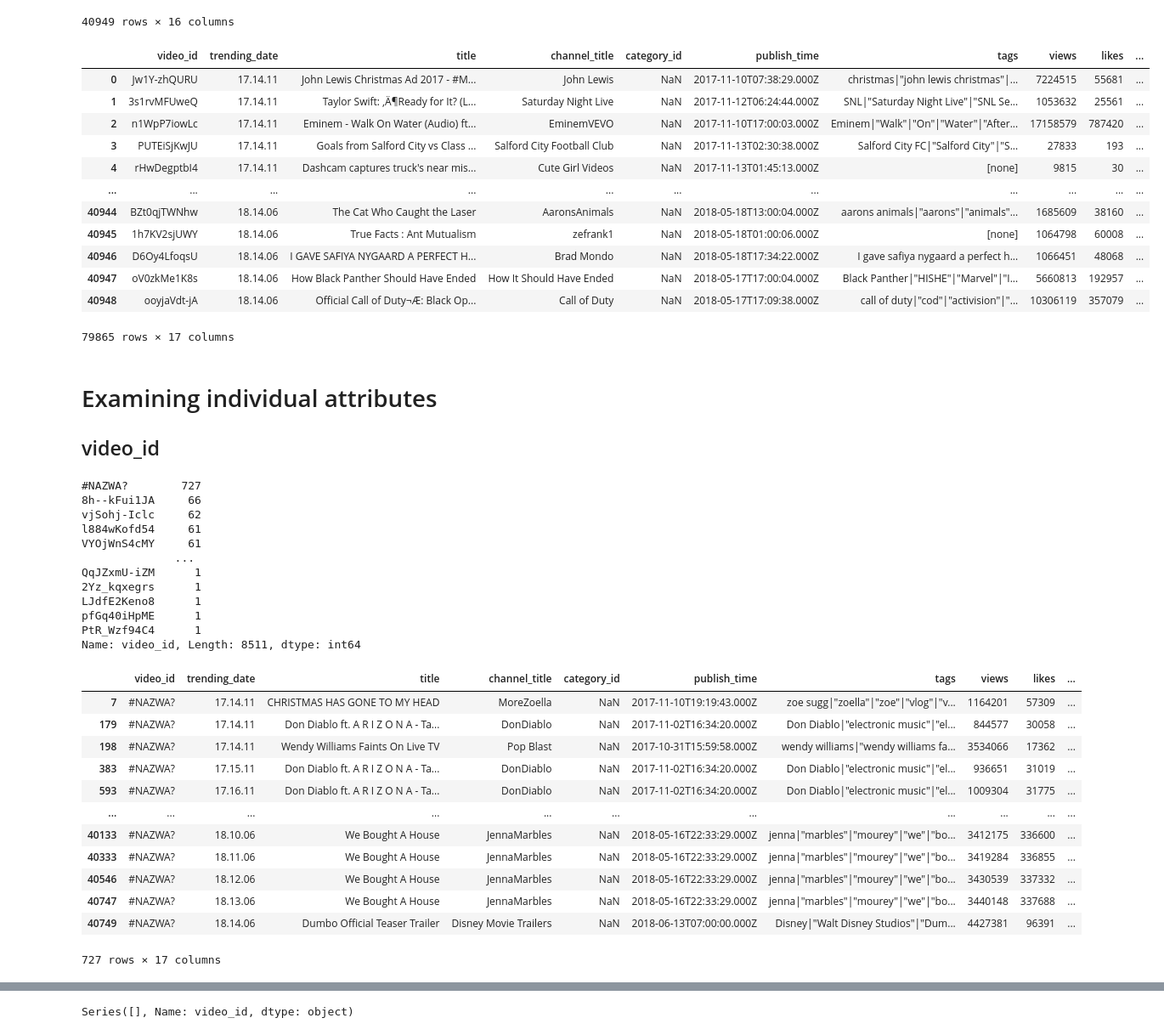
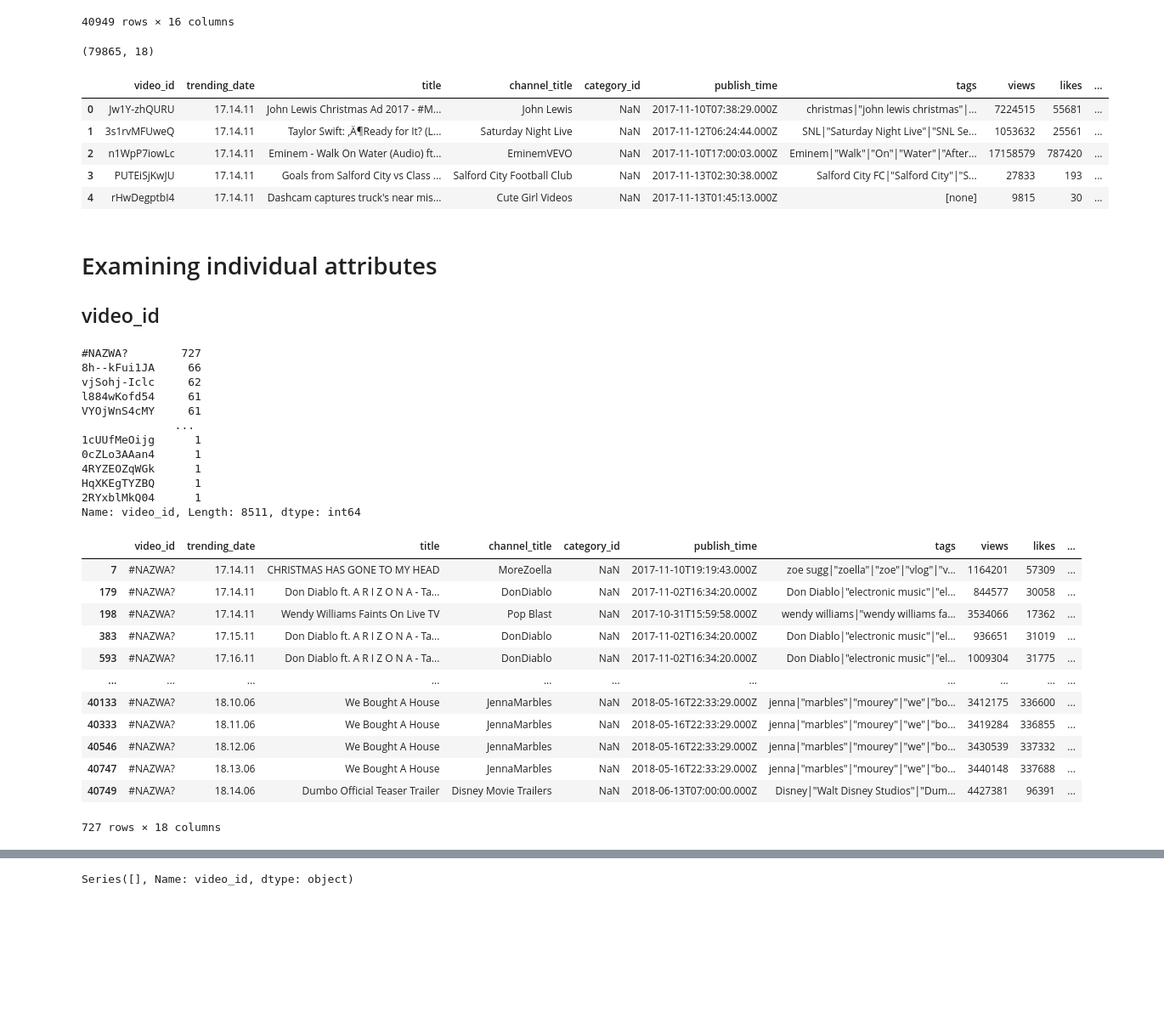
Before and after one commit to hejmsdz/youtube-trending-prediction, a Jupyter notebook: notebooks/00_exploratory_analysis.ipynb, the cells around one changed output, grey strips where cells are left out. Shown at 85% size. Cells and saved outputs as stored; diff of their text form; code cells hidden in the pictures; blank space fills up the shorter version.

```diff
--- a/notebooks/00_exploratory_analysis.ipynb
+++ b/notebooks/00_exploratory_analysis.ipynb
@@ -47,26 +47,29 @@ us_vids
 # %%
 # let's merge these dataframes
 
-gb_vids['country'] = 'GB'
-us_vids['country'] = 'US'
+gb_vids['is_GB'] = True
+gb_vids['is_US'] = False
+
+us_vids['is_GB'] = False
+us_vids['is_US'] = True
+
 vids = pd.concat([gb_vids, us_vids])
-del gb_vids
-del us_vids
-vids
+#del gb_vids
+#del us_vids
+print(vids.shape)
+
+vids.head()
+# dups = vids.duplicated(vids.columns[:-2])
+# print(dups.shape)
+# dups.head()
 # %% [output]
+(79865, 18)
 |  | video_id | trending_date | title | channel_title | category_id | publish_time | tags | views | likes | ... |
 | 0 | Jw1Y-zhQURU | 17.14.11 | John Lewis Christmas Ad 2017 - #M... | John Lewis | NaN | 2017-11-10T07:38:29.000Z | christmas|"john lewis christmas"|... | 7224515 | 55681 | ... |
 | 1 | 3s1rvMFUweQ | 17.14.11 | Taylor Swift: ‚Ä¶Ready for It? (L... | Saturday Night Live | NaN | 2017-11-12T06:24:44.000Z | SNL|"Saturday Night Live"|"SNL Se... | 1053632 | 25561 | ... |
 | 2 | n1WpP7iowLc | 17.14.11 | Eminem - Walk On Water (Audio) ft... | EminemVEVO | NaN | 2017-11-10T17:00:03.000Z | Eminem|"Walk"|"On"|"Water"|"After... | 17158579 | 787420 | ... |
 | 3 | PUTEiSjKwJU | 17.14.11 | Goals from Salford City vs Class ... | Salford City Football Club | NaN | 2017-11-13T02:30:38.000Z | Salford City FC|"Salford City"|"S... | 27833 | 193 | ... |
 | 4 | rHwDegptbI4 | 17.14.11 | Dashcam captures truck's near mis... | Cute Girl Videos | NaN | 2017-11-13T01:45:13.000Z | [none] | 9815 | 30 | ... |
-| ... | ... | ... | ... | ... | ... | ... | ... | ... | ... | ... |
-| 40944 | BZt0qjTWNhw | 18.14.06 | The Cat Who Caught the Laser | AaronsAnimals | NaN | 2018-05-18T13:00:04.000Z | aarons animals|"aarons"|"animals"... | 1685609 | 38160 | ... |
-| 40945 | 1h7KV2sjUWY | 18.14.06 | True Facts : Ant Mutualism | zefrank1 | NaN | 2018-05-18T01:00:06.000Z | [none] | 1064798 | 60008 | ... |
-| 40946 | D6Oy4LfoqsU | 18.14.06 | I GAVE SAFIYA NYGAARD A PERFECT H... | Brad Mondo | NaN | 2018-05-18T17:34:22.000Z | I gave safiya nygaard a perfect h... | 1066451 | 48068 | ... |
-| 40947 | oV0zkMe1K8s | 18.14.06 | How Black Panther Should Have Ended | How It Should Have Ended | NaN | 2018-05-17T17:00:04.000Z | Black Panther|"HISHE"|"Marvel"|"I... | 5660813 | 192957 | ... |
-| 40948 | ooyjaVdt-jA | 18.14.06 | Official Call of Duty¬Æ: Black Op... | Call of Duty | NaN | 2018-05-17T17:09:38.000Z | call of duty|"cod"|"activision"|"... | 10306119 | 357079 | ... |
-79865 rows × 17 columns
 # %% [markdown]
 # Examining individual attributes
 
@@ -83,11 +86,11 @@ vjSohj-Iclc     62
 l884wKofd54     61
 VYOjWnS4cMY     61
               ...
-QqJZxmU-iZM      1
-2Yz_kqxegrs      1
-LJdfE2Keno8      1
-pfGq40iHpME      1
-PtR_Wzf94C4      1
+1cUUfMeOijg      1
+0cZLo3AAan4      1
+4RYZEOZqWGk      1
+HqXKEgTYZBQ      1
+2RYxblMkQ04      1
 Name: video_id, Length: 8511, dtype: int64
 # %%
 # #NAZWA? something is missing and that's a lot of rows!
@@ -106,7 +109,7 @@ vids[missing_ids]
 | 40546 | #NAZWA? | 18.12.06 | We Bought A House | JennaMarbles | NaN | 2018-05-16T22:33:29.000Z | jenna|"marbles"|"mourey"|"we"|"bo... | 3430539 | 337332 | ... |
 | 40747 | #NAZWA? | 18.13.06 | We Bought A House | JennaMarbles | NaN | 2018-05-16T22:33:29.000Z | jenna|"marbles"|"mourey"|"we"|"bo... | 3440148 | 337688 | ... |
 | 40749 | #NAZWA? | 18.14.06 | Dumbo Official Teaser Trailer | Disney Movie Trailers | NaN | 2018-06-13T07:00:00.000Z | Disney|"Walt Disney Studios"|"Dum... | 4427381 | 96391 | ... |
-727 rows × 17 columns
+727 rows × 18 columns
 # %%
 # but you know what? we can figure them out from thumbnail URLs
 ids = vids[missing_ids]['thumbnail_link'].apply(lambda t: t[23:34])
```
Also changed, not shown: parts of 17 cells of this notebook.
